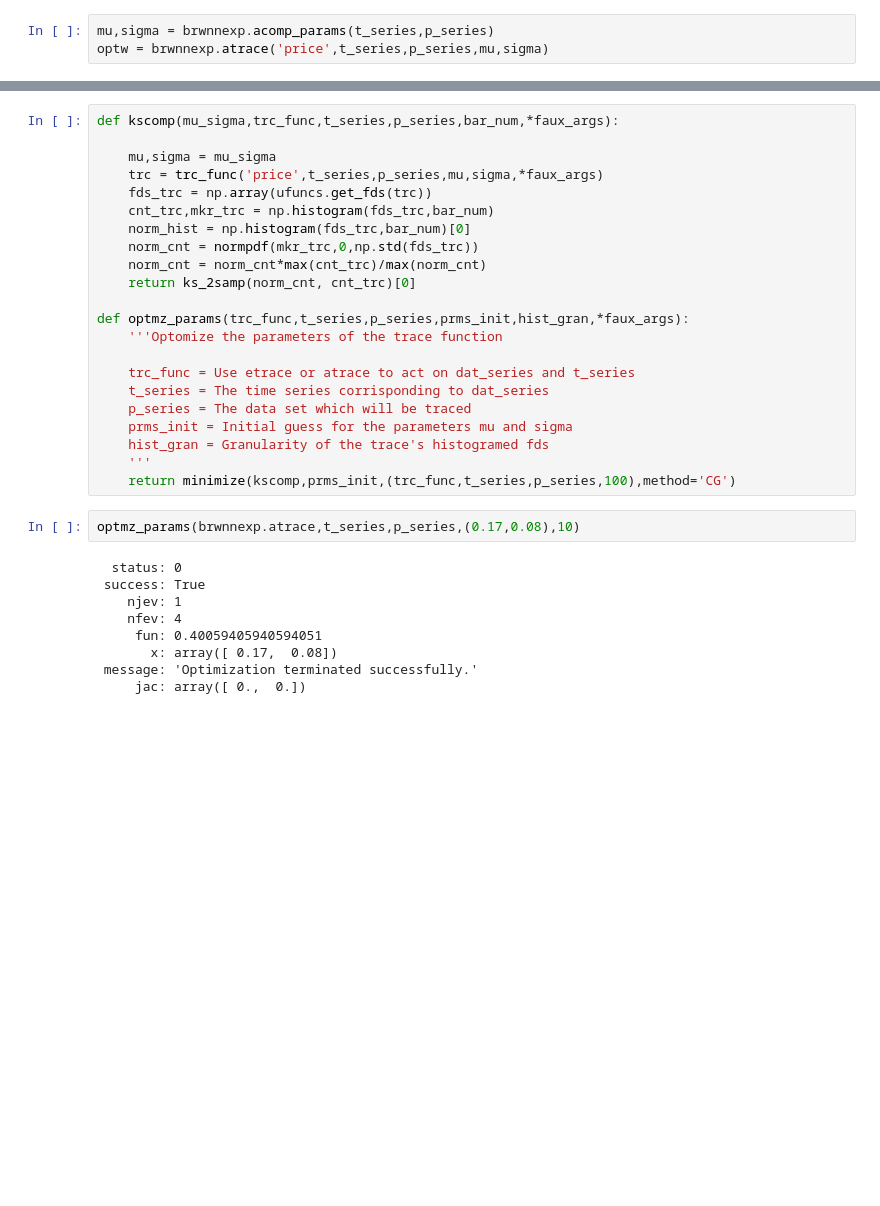
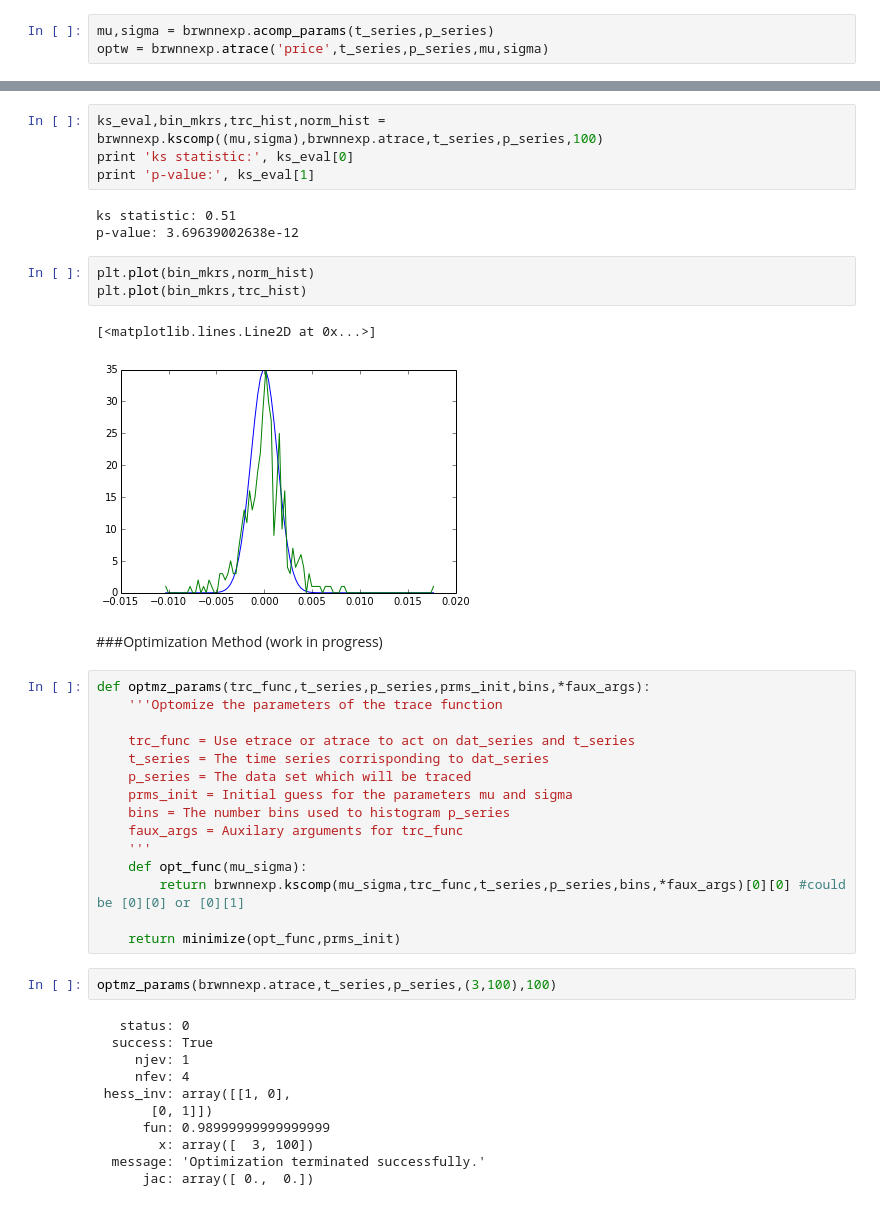
Before and after one commit to rmorshea/quantfi, a Jupyter notebook: opt_params.ipynb, the cells around one changed output, grey strips where cells are left out. Saved outputs shown, nothing was run; the diff lists cells and outputs as text; blank space fills up the shorter version.

```diff
--- a/opt_params.ipynb
+++ b/opt_params.ipynb
@@ -59,33 +59,43 @@ mu: 0.171650710874 -- sig: 0.0809293203396
+# %%
+ks_eval,bin_mkrs,trc_hist,norm_hist = brwnnexp.kscomp((mu,sigma),brwnnexp.atrace,t_series,p_series,100)
+print 'ks statistic:', ks_eval[0]
+print 'p-value:', ks_eval[1]
+# %% [output]
+ks statistic: 0.51
+p-value: 3.69639002638e-12
+# %%
+plt.plot(bin_mkrs,norm_hist)
+plt.plot(bin_mkrs,trc_hist)
+# %% [output]
+[<matplotlib.lines.Line2D at 0x...>]
+[figure, added]
+# %% [markdown]
+###Optimization Method (work in progress)
 # %%
-def kscomp(mu_sigma,trc_func,t_series,p_series,bar_num,*faux_args):
-
-    mu,sigma = mu_sigma
-    trc = trc_func('price',t_series,p_series,mu,sigma,*faux_args)
-    fds_trc = np.array(ufuncs.get_fds(trc))
-    cnt_trc,mkr_trc = np.histogram(fds_trc,bar_num)
-    norm_hist = np.histogram(fds_trc,bar_num)[0]
-    norm_cnt = normpdf(mkr_trc,0,np.std(fds_trc))
-    norm_cnt = norm_cnt*max(cnt_trc)/max(norm_cnt)
-    return ks_2samp(norm_cnt, cnt_trc)[0]
-
-def optmz_params(trc_func,t_series,p_series,prms_init,hist_gran,*faux_args):
+def optmz_params(trc_func,t_series,p_series,prms_init,bins,*faux_args):
     '''Optomize the parameters of the trace function
 
     trc_func = Use etrace or atrace to act on dat_series and t_series
     t_series = The time series corrisponding to dat_series
     p_series = The data set which will be traced
     prms_init = Initial guess for the parameters mu and sigma
-    hist_gran = Granularity of the trace's histogramed fds
+    bins = The number bins used to histogram p_series
+    faux_args = Auxilary arguments for trc_func
     '''
-    return minimize(kscomp,prms_init,(trc_func,t_series,p_series,100),method='CG')
+    def opt_func(mu_sigma):
+        return brwnnexp.kscomp(mu_sigma,trc_func,t_series,p_series,bins,*faux_args)[0][0] #could be [0][0] or [0][1]
+
+    return minimize(opt_func,prms_init)
 # %%
-optmz_params(brwnnexp.atrace,t_series,p_series,(0.17,0.08),10)
+optmz_params(brwnnexp.atrace,t_series,p_series,(3,100),100)
 # %% [output]
-  status: 0
- success: True
-    njev: 1
-    nfev: 4
-     fun: 0.40059405940594051
-       x: array([ 0.17,  0.08])
- message: 'Optimization terminated successfully.'
-     jac: array([ 0.,  0.])
+   status: 0
+  success: True
+     njev: 1
+     nfev: 4
+ hess_inv: array([[1, 0],
+       [0, 1]])
+      fun: 0.98999999999999999
+        x: array([  3, 100])
+  message: 'Optimization terminated successfully.'
+      jac: array([ 0.,  0.])
```
Also changed, not shown: parts of 4 cells of this notebook.
